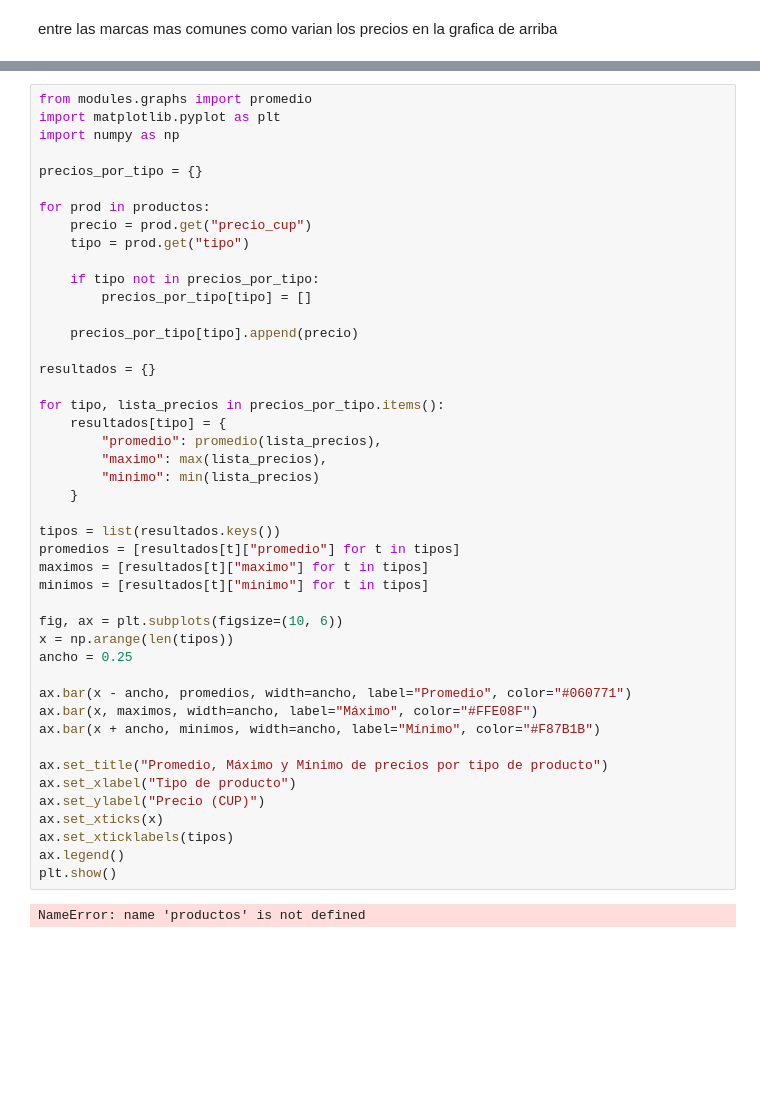
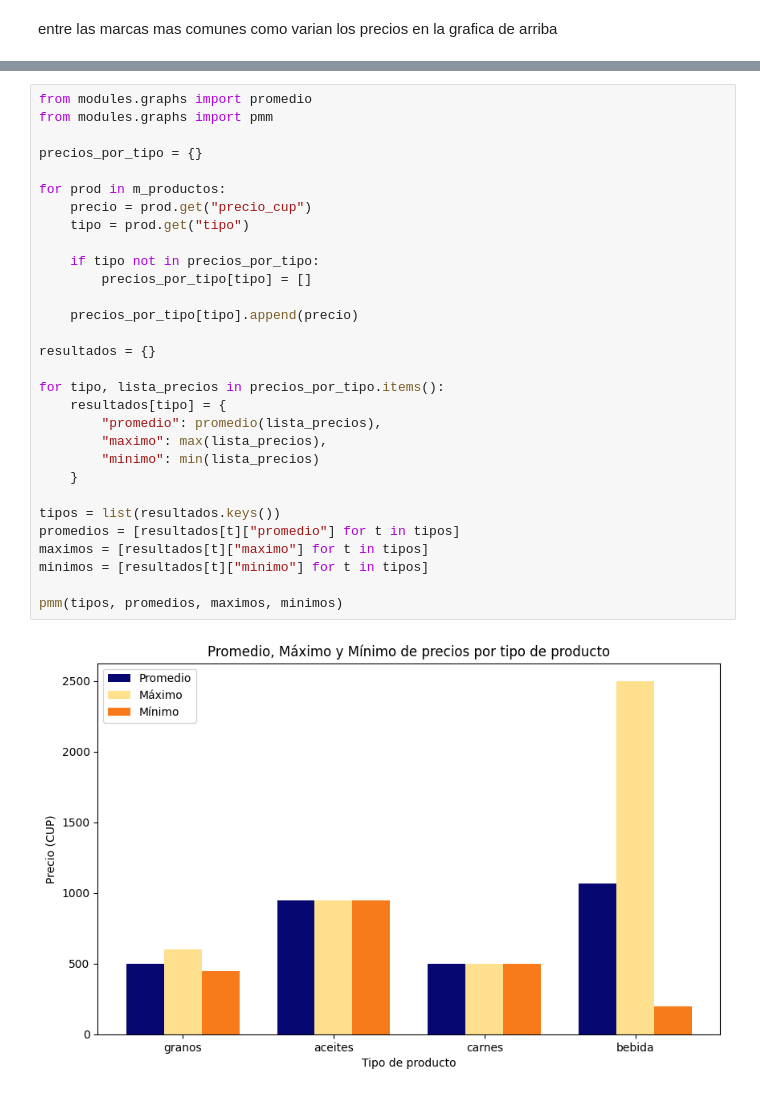
Before and after one commit to Aleinad-06/MYPIMES, a Jupyter notebook: main/main.ipynb, the cells around one changed output, grey strips where cells are left out. Cells and saved outputs as stored; diff of their text form; blank space fills up the shorter version.

```diff
--- a/main/main.ipynb
+++ b/main/main.ipynb
@@ -118,48 +130,33 @@ print(productos)
 [{'tipo': 'granos', 'nombre': 'frijol negro', 'marca': 'suchel', 'presentacion': 'libras', 'nacional': True, 'precio_cup': 450}, {'tipo': 'granos', 'nombre': 'frijol negro', 'marca': 'arre', 'presenta ...
 # %%
 from modules.graphs import promedio
-import matplotlib.pyplot as plt
-import numpy as np
+from modules.graphs import pmm
 
 precios_por_tipo = {}
 
-for prod in productos:
+for prod in m_productos:
     precio = prod.get("precio_cup")
     tipo = prod.get("tipo")
 
     if tipo not in precios_por_tipo:
         precios_por_tipo[tipo] = []
 
     precios_por_tipo[tipo].append(precio)
 
 resultados = {}
 
 for tipo, lista_precios in precios_por_tipo.items():
     resultados[tipo] = {
         "promedio": promedio(lista_precios),
         "maximo": max(lista_precios),
         "minimo": min(lista_precios)
     }
 
 tipos = list(resultados.keys())
 promedios = [resultados[t]["promedio"] for t in tipos]
 maximos = [resultados[t]["maximo"] for t in tipos]
 minimos = [resultados[t]["minimo"] for t in tipos]
 
-fig, ax = plt.subplots(figsize=(10, 6))
-x = np.arange(len(tipos))
-ancho = 0.25
-
-ax.bar(x - ancho, promedios, width=ancho, label="Promedio", color="#060771")
-ax.bar(x, maximos, width=ancho, label="Máximo", color="#FFE08F")
-ax.bar(x + ancho, minimos, width=ancho, label="Mínimo", color="#F87B1B")
-
-ax.set_title("Promedio, Máximo y Mínimo de precios por tipo de producto")
-ax.set_xlabel("Tipo de producto")
-ax.set_ylabel("Precio (CUP)")
-ax.set_xticks(x)
-ax.set_xticklabels(tipos)
-ax.legend()
-plt.show()
+pmm(tipos, promedios, maximos, minimos)
 # %% [output]
-NameError: name 'productos' is not defined
+[figure, added]
```
Also changed, not shown: parts of 8 cells of this notebook, 9 other files.
